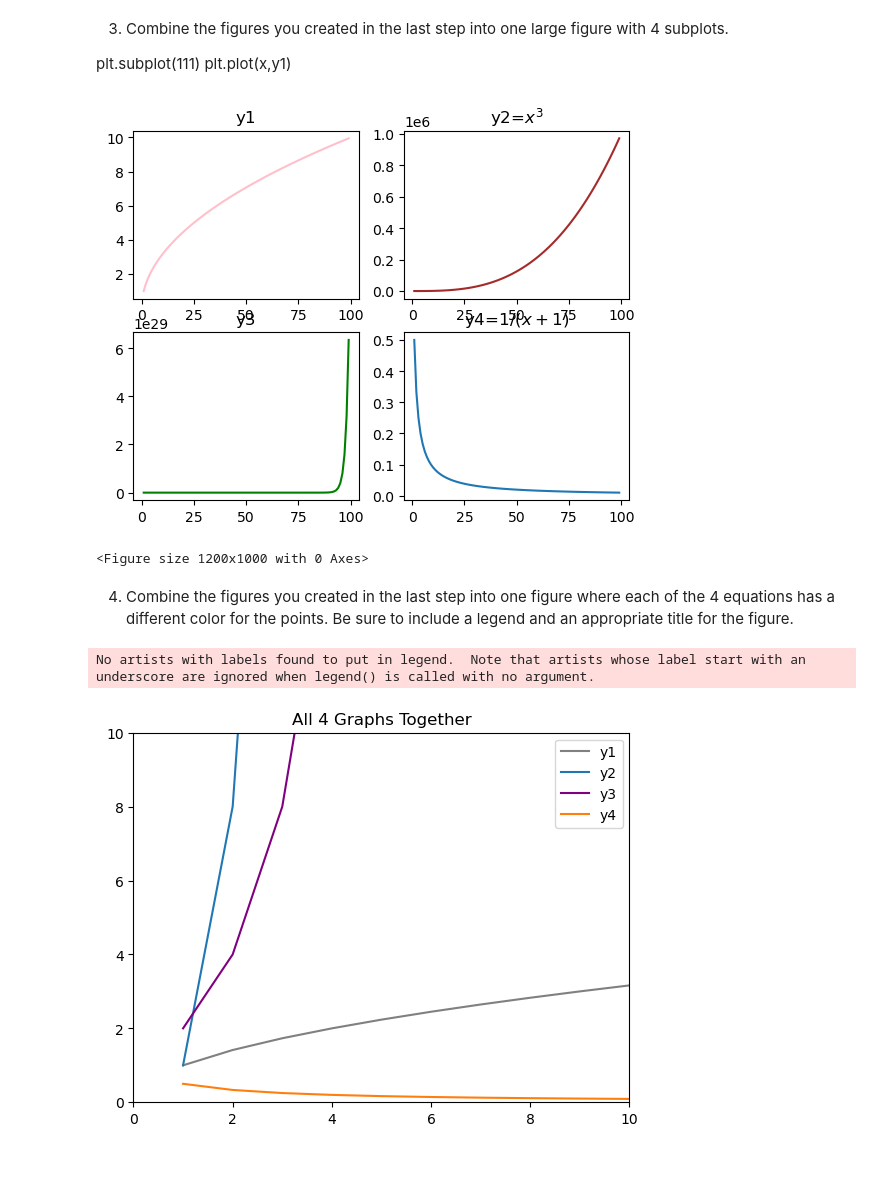
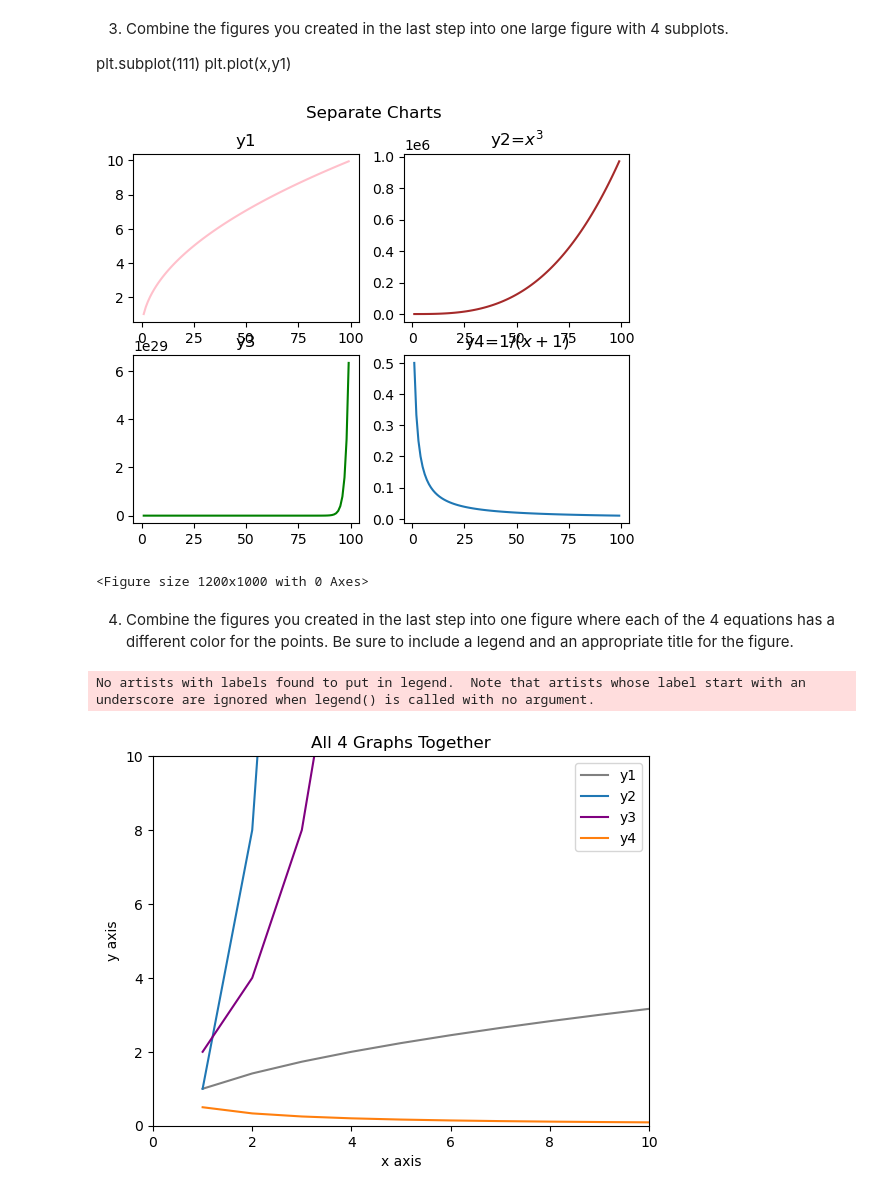
Before and after one commit to Joshua-Click/dumpy-pandas-visualization-exercises, a Jupyter notebook: matplotlib_exercises.ipynb, the cells around one changed output. Drawn from its saved outputs; the diff is of its cells as text; code cells hidden in the pictures; blank space fills up the shorter version.

```diff
--- a/matplotlib_exercises.ipynb
+++ b/matplotlib_exercises.ipynb
@@ -72,29 +86,29 @@ plt.plot(x,y1)
 # %%
 x = range(1,100)
 y1 = [math.sqrt(n) for n in x]
 plt.subplot(221)
 plt.plot(x, y1, color='pink')
 plt.title('y1')
 
 y2 = [(n**3) for n in x]
 plt.subplot(222)
 plt.plot(x, y2, color='brown')
 plt.title('y2=$x^3$')
 
 y3 = [2**n for n in x]
 plt.subplot(223)
 plt.plot(x, y3, color='green')
 plt.title('y3')
 
 y4 = [(1 / (n+1)) for n in x]
 plt.subplot(224)
 plt.plot(x, y4)
 plt.title('y4=$1/(x+1)$')
-
+plt.suptitle('Separate Charts')
 plt.figure(figsize=(12,10))
 plt.show()
 # %% [output]
-[figure, old version]
+[figure, new version]
 <Figure size 1200x1000 with 0 Axes>
 # %% [markdown]
 4. Combine the figures you created in the last step into one figure where each of the 4 equations has a different color for the points. Be sure to include a legend and an appropriate title for the figure.
@@ -113,7 +127,8 @@ plt.plot(x, y2, label='y2')
 
 
 plt.plot(x, y3, color='purple', label='y3')
-
+plt.xlabel('x axis')
+plt.ylabel('y axis')
 
 
 plt.plot(x, y4, label='y4')
@@ -123,4 +138,4 @@ plt.legend()
 plt.show()
 # %% [output]
 No artists with labels found to put in legend.  Note that artists whose label start with an underscore are ignored when legend() is called with no argument.
-[figure, old version]
+[figure, new version]
```
Also changed, not shown: parts of 6 cells of this notebook.
